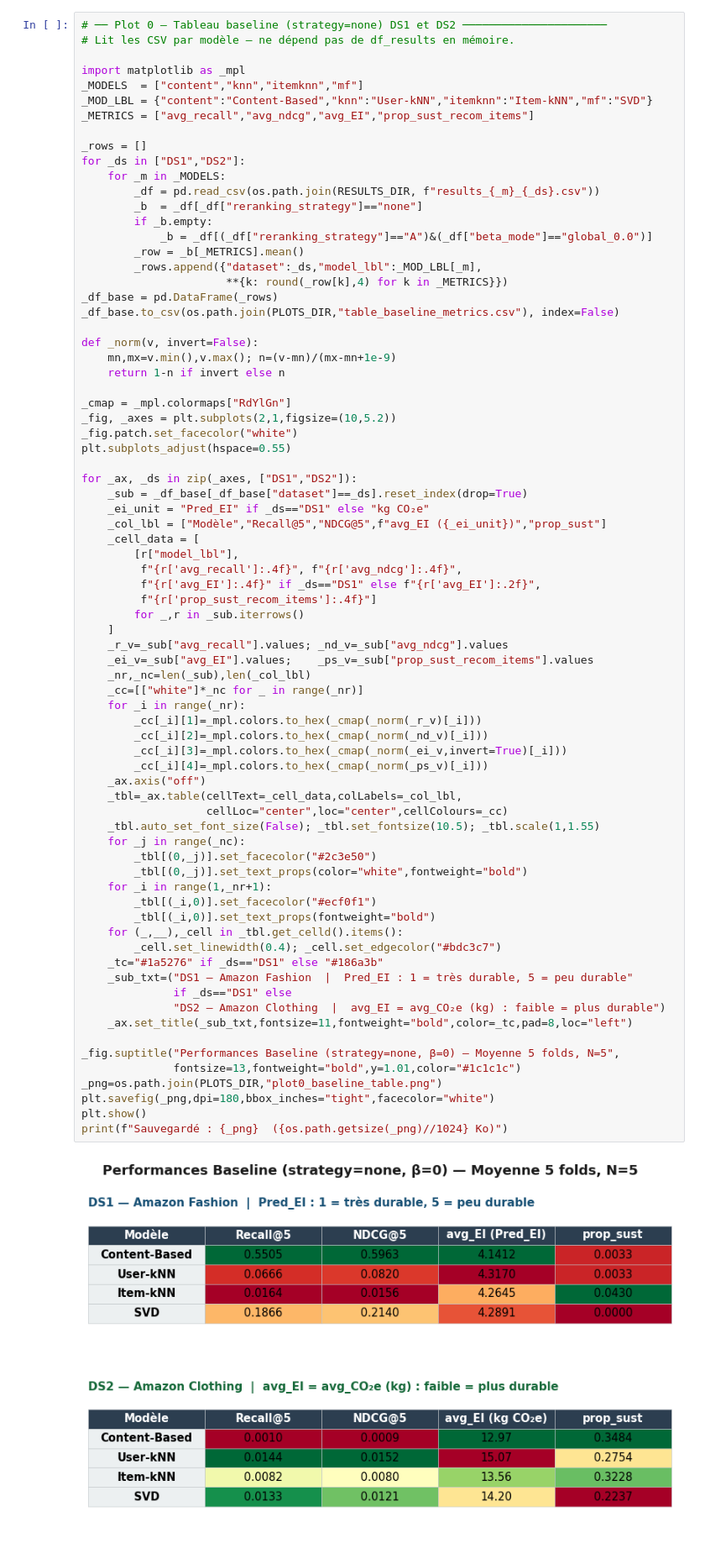
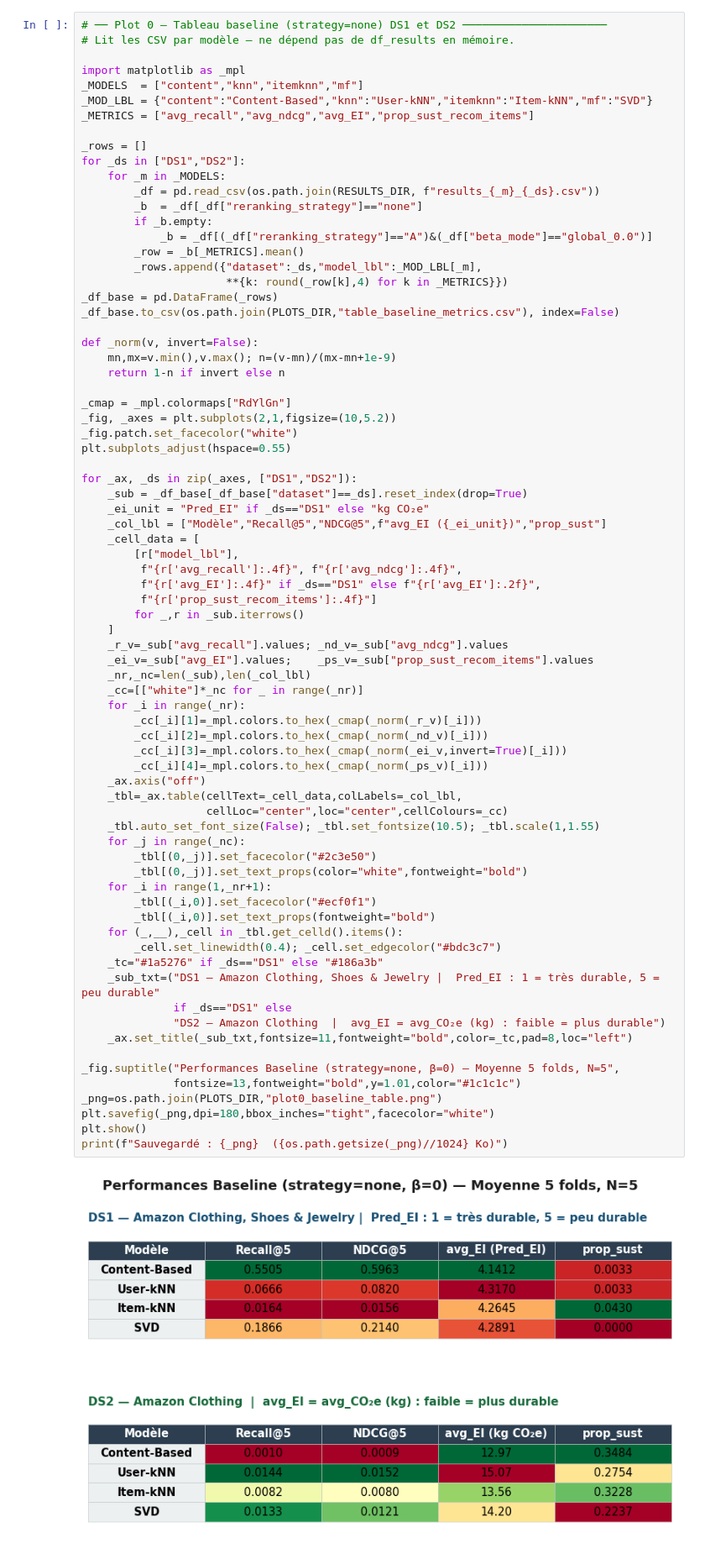
Before and after one commit to Charlesmolle/molle-charles-memoire, a Jupyter notebook: code_base/Thèse - Recommender system - Algorithms on DS1 (for TW).ipynb, the cells around one changed output. Shown at 84% size. Drawn from its saved outputs; the diff is of its cells as text.

Commit message:
Fix notebook — remove Amazon Fashion, fix cell order, clean outputs

```diff
--- a/code_base/Thèse - Recommender system - Algorithms on DS1 (for TW).ipynb
+++ b/code_base/Thèse - Recommender system - Algorithms on DS1 (for TW).ipynb
@@ -1359,32 +1385,32 @@ for _ax, _ds in zip(_axes, ["DS1","DS2"]):
     _cc=[["white"]*_nc for _ in range(_nr)]
     for _i in range(_nr):
         _cc[_i][1]=_mpl.colors.to_hex(_cmap(_norm(_r_v)[_i]))
         _cc[_i][2]=_mpl.colors.to_hex(_cmap(_norm(_nd_v)[_i]))
         _cc[_i][3]=_mpl.colors.to_hex(_cmap(_norm(_ei_v,invert=True)[_i]))
         _cc[_i][4]=_mpl.colors.to_hex(_cmap(_norm(_ps_v)[_i]))
     _ax.axis("off")
     _tbl=_ax.table(cellText=_cell_data,colLabels=_col_lbl,
                    cellLoc="center",loc="center",cellColours=_cc)
     _tbl.auto_set_font_size(False); _tbl.set_fontsize(10.5); _tbl.scale(1,1.55)
     for _j in range(_nc):
         _tbl[(0,_j)].set_facecolor("#2c3e50")
         _tbl[(0,_j)].set_text_props(color="white",fontweight="bold")
     for _i in range(1,_nr+1):
         _tbl[(_i,0)].set_facecolor("#ecf0f1")
         _tbl[(_i,0)].set_text_props(fontweight="bold")
     for (_,__),_cell in _tbl.get_celld().items():
         _cell.set_linewidth(0.4); _cell.set_edgecolor("#bdc3c7")
     _tc="#1a5276" if _ds=="DS1" else "#186a3b"
-    _sub_txt=("DS1 — Amazon Fashion  |  Pred_EI : 1 = très durable, 5 = peu durable"
+    _sub_txt=("DS1 — Amazon Clothing, Shoes & Jewelry |  Pred_EI : 1 = très durable, 5 = peu durable"
               if _ds=="DS1" else
               "DS2 — Amazon Clothing  |  avg_EI = avg_CO₂e (kg) : faible = plus durable")
     _ax.set_title(_sub_txt,fontsize=11,fontweight="bold",color=_tc,pad=8,loc="left")
 
 _fig.suptitle("Performances Baseline (strategy=none, β=0) — Moyenne 5 folds, N=5",
               fontsize=13,fontweight="bold",y=1.01,color="#1c1c1c")
 _png=os.path.join(PLOTS_DIR,"plot0_baseline_table.png")
 plt.savefig(_png,dpi=180,bbox_inches="tight",facecolor="white")
 plt.show()
 print(f"Sauvegardé : {_png}  ({os.path.getsize(_png)//1024} Ko)")
 # %% [output]
-[figure, old version]
+[figure, new version]
```
Also changed, not shown: parts of 25 cells of this notebook.
